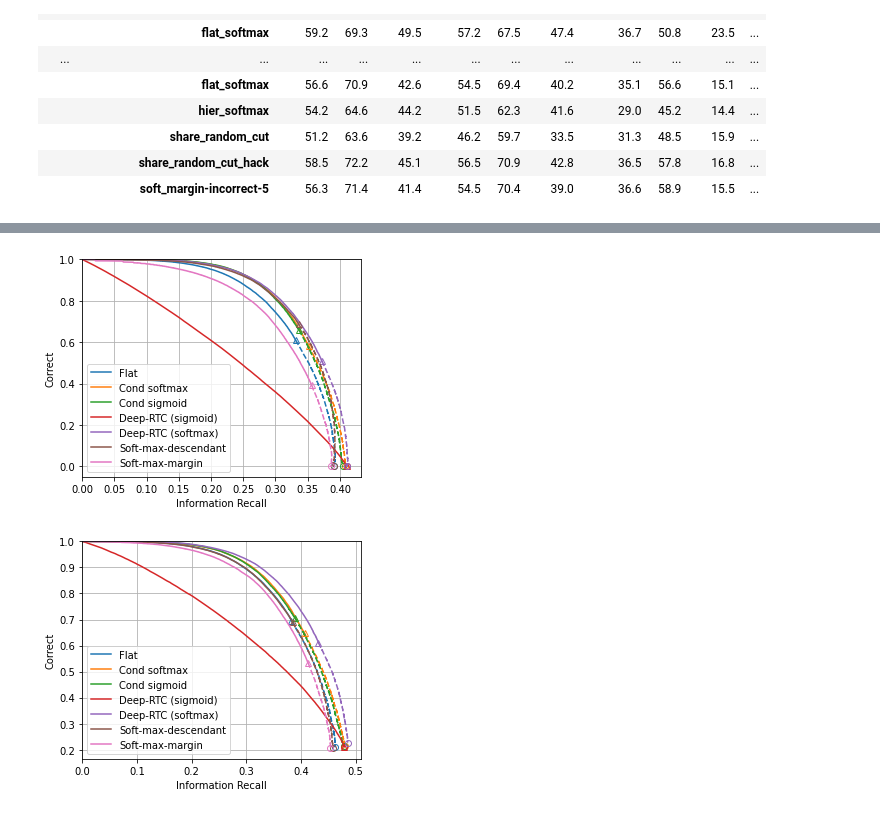
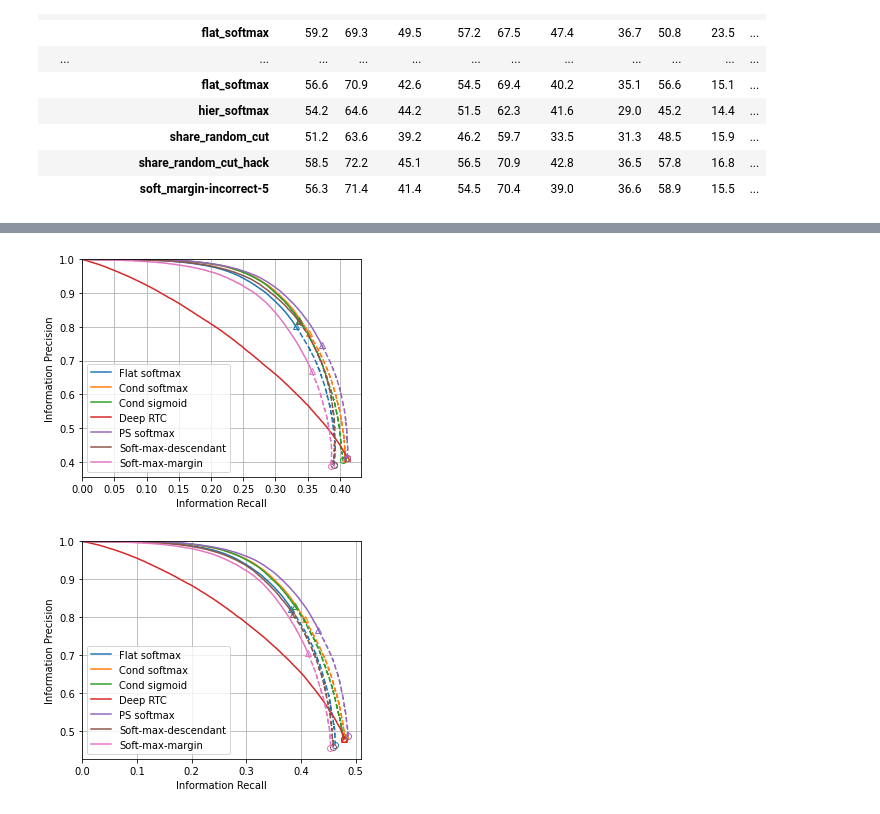
Before and after one commit to jvlmdr/hiercls, a Jupyter notebook: eval_inat21_split_hier.ipynb, the cells around one changed output, grey strips where cells are left out. Drawn from its saved outputs; the diff is of its cells as text; code cells hidden in the pictures.

```diff
--- a/eval_inat21_split_hier.ipynb
+++ b/eval_inat21_split_hier.ipynb
@@ -81,12 +81,12 @@ hierarchy_files = {
 }
 
 method_titles = {
-    'flat_softmax': 'Flat',
+    'flat_softmax': 'Flat softmax',
     # 'multilabel_focal': 'Multilabel (focal)',
     'hier_softmax': 'Cond softmax',
     'cond_multilabel': 'Cond sigmoid',
-    'share_random_cut': 'Deep-RTC (sigmoid)',
-    'share_random_cut_hack': 'Deep-RTC (softmax)',
+    'share_random_cut': 'Deep RTC',
+    'share_random_cut_hack': 'PS softmax',
     'descendant_softmax_complement': 'Soft-max-descendant',
     # 'descendant_softmax': 'Soft-max-descendant',
     # 'descendant_softmax_complement': 'Soft-max-descendant (cousin)',
@@ -614,14 +614,14 @@ plot_metrics('full', 'all', 'info_recall', 'correct', save=True)
 # %%
 # Check the trade-off for unseen examples using metrics in the "train" and "trunc" subtrees.
 # These give no penalty for predicting a leaf node under the nearest projected ancestor.
 # (In fact, the prediction will be truncated at the ground-truth.)
 
-plot_metrics('full', 'unseen', 'info_recall', 'correct', save=True)
+plot_metrics('full', 'unseen', 'info_recall', 'info_precision', save=True)
 plt.show()
-plot_metrics('trunc', 'unseen', 'info_recall', 'correct', save=True)
+plot_metrics('trunc', 'unseen', 'info_recall', 'info_precision', save=True)
 # %% [output]
-[figure, old version]
+[figure, new version]
-[figure, old version]
+[figure, new version]
 # %%
 # Cannot plot correct-exact for unseen classes in full tree -- none will be exact.
 # See how it looks in train/trunc trees.
```
Also changed, not shown: parts of 11 cells of this notebook, 5 other files.
